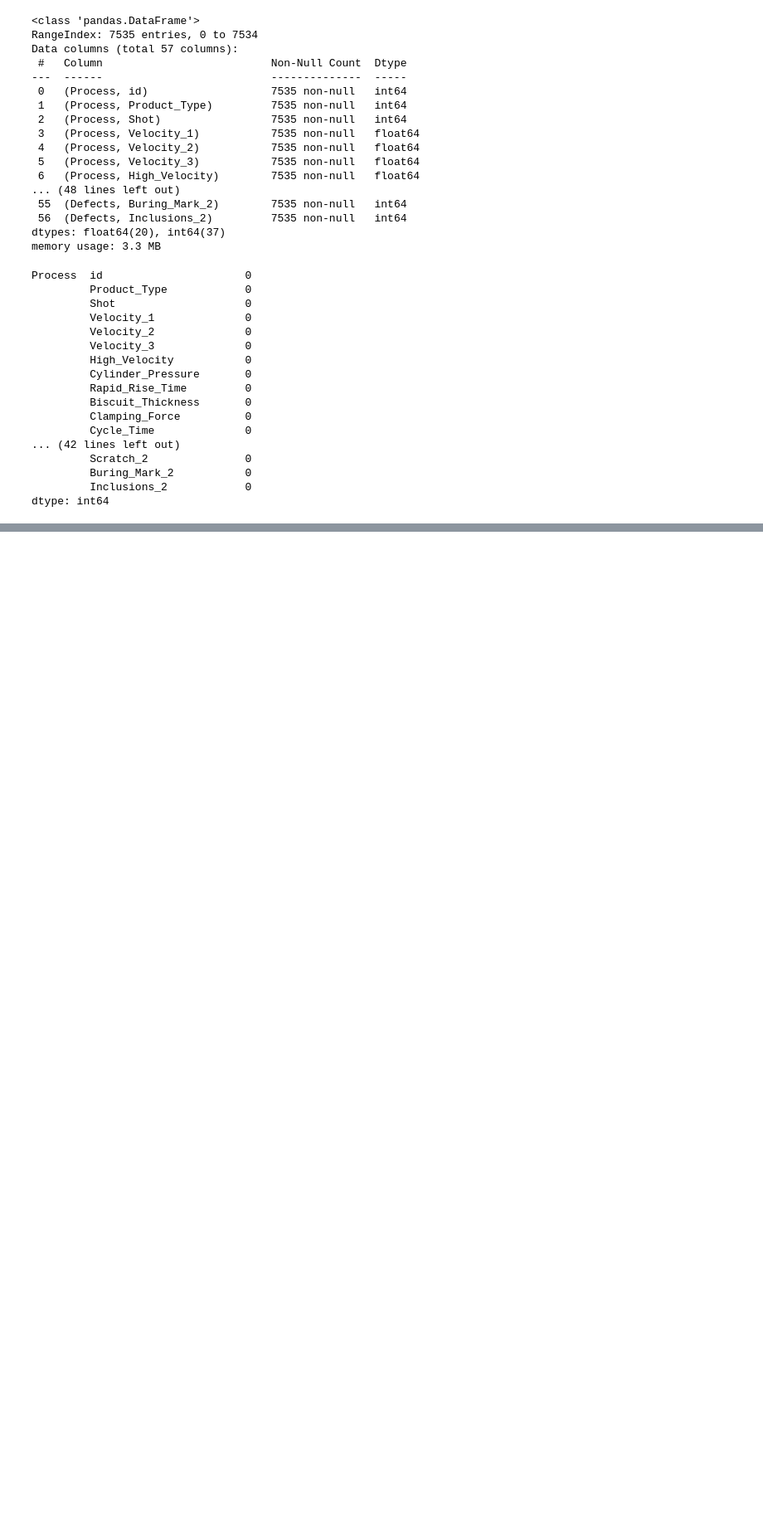
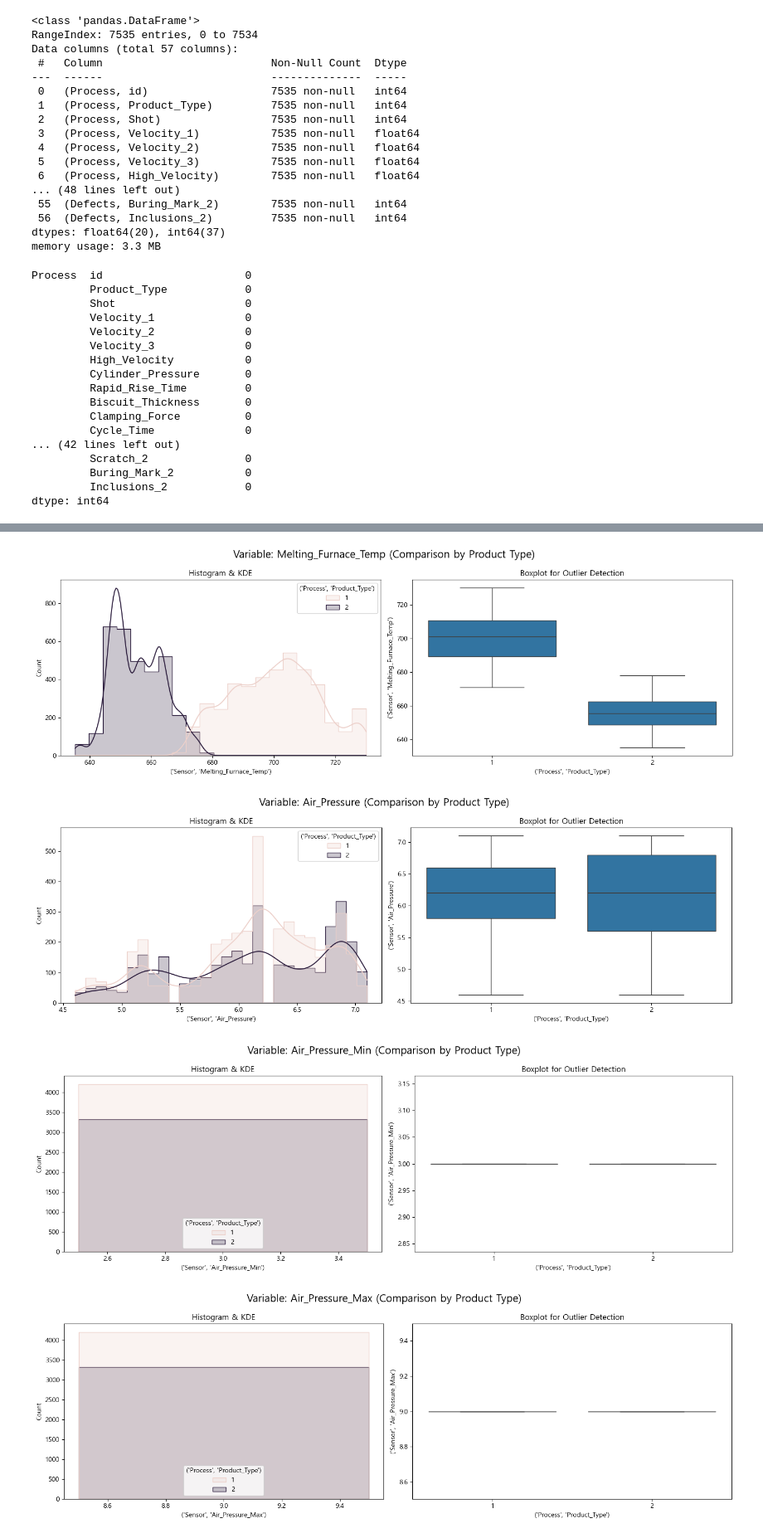
Before and after one commit to dlalswns0211/sparta_project_2_team1, a Jupyter notebook: src/jjm/day1.ipynb, the cells around one changed output, grey strips where cells are left out. Shown at 83% size. Cells and saved outputs as stored; diff of their text form; code cells hidden in the pictures; blank space fills up the shorter version.

```diff
--- a/src/jjm/day1.ipynb
+++ b/src/jjm/day1.ipynb
@@ -350,0 +441,28 @@ dtype: int64
+# %%
+# 결과를 담을 빈 리스트
+group_results = []
+
+# Product_Type별로 그룹화
+for p_type, group_df in df_copy.groupby(('Process', 'Product_Type')):
+
+    for col in sensor_cols:
+        target = group_df[col]
+
+        group_results.append({
+            'Product_Type': p_type,
+            '변수명': col[1],
+            'IQR': iqr(target),
+            'Z_Score_2': z_score_2(target),
+            'Z_Score_3': z_score_3(target)
+        })
+
+
+df_outlier_by_type = pd.DataFrame(group_results)
+
+print(f"\n[Product_Type 1 이상치 확인]")
+type1_outliers = df_outlier_by_type[df_outlier_by_type['Product_Type'] == 1]
+print(type1_outliers)
+
+print(f"\n[Product_Type 2 이상치 확인]")
+type2_outliers = df_outlier_by_type[df_outlier_by_type['Product_Type'] == 2]
+print(type2_outliers)
@@ -350,0 +487,22 @@ dtype: int64
+# %%
+## 시각화
+for col in sensor_cols:
+    fig, axes = plt.subplots(1, 2, figsize=(15, 5))
+    fig.suptitle(f'Variable: {col[1]} (Comparison by Product Type)', fontsize=16)
+
+    # 히스토그램
+    sns.histplot(data=df_copy, x=col, hue=('Process', 'Product_Type'),
+                 kde=True, element="step", ax=axes[0])
+    axes[0].set_title('Histogram & KDE')
+
+    # 박스플롯
+    sns.boxplot(data=df_copy, x=('Process', 'Product_Type'), y=col, ax=axes[1])
+    axes[1].set_title('Boxplot for Outlier Detection')
+
+    plt.tight_layout()
+    plt.show()
+# %% [output]
+[figure, added]
+[figure, added]
+[figure, added]
+[figure, added]
```
Also changed, not shown: parts of 11 cells of this notebook.
